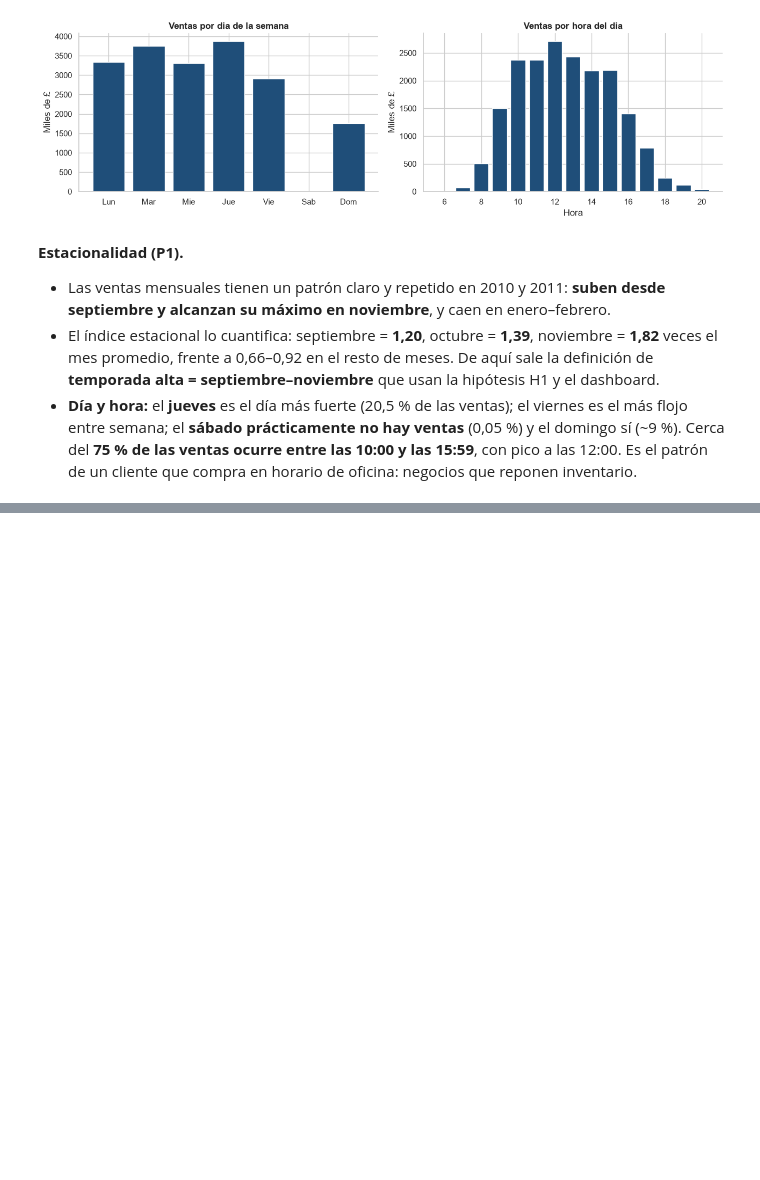
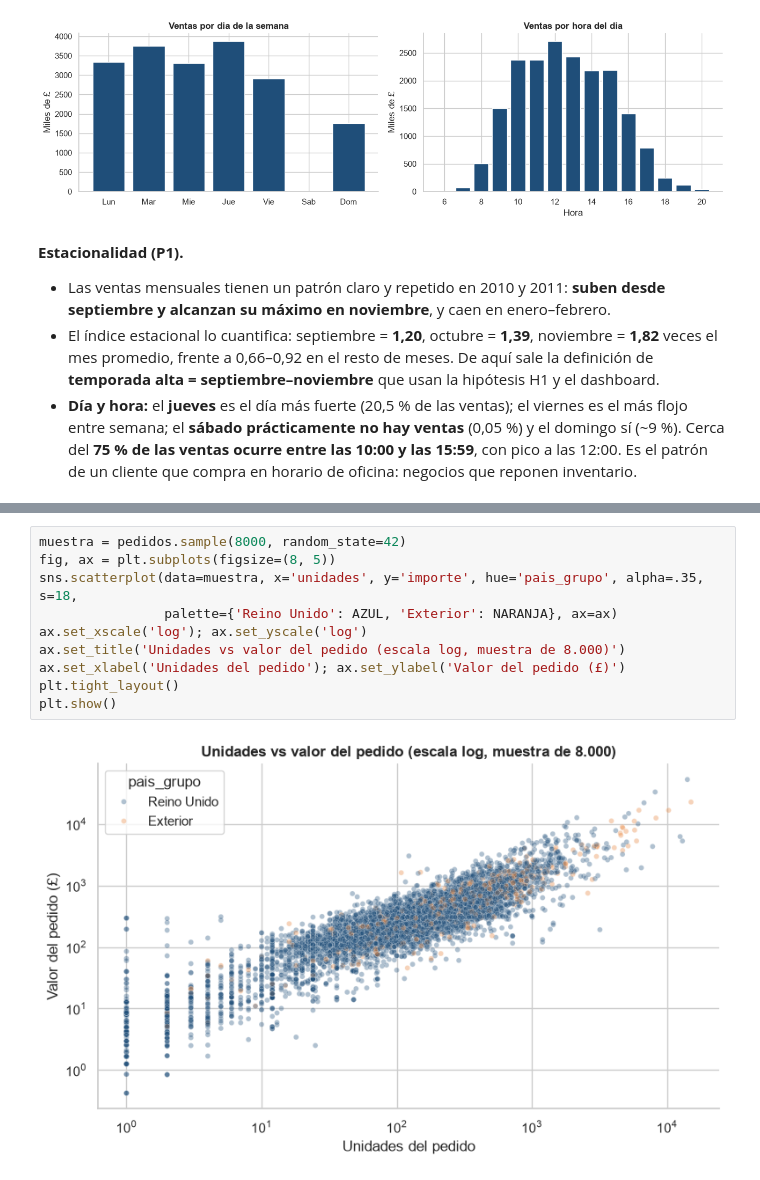
Before and after one commit to Xantyagoh/grupo3-bi-ecommerce, a Jupyter notebook: notebooks/03_eda.ipynb, the cells around one changed output, grey strips where cells are left out. Cells and saved outputs as stored; diff of their text form; blank space fills up the shorter version.

```diff
--- a/notebooks/03_eda.ipynb
+++ b/notebooks/03_eda.ipynb
@@ -214,0 +233,12 @@ plt.show()
+# %%
+muestra = pedidos.sample(8000, random_state=42)
+fig, ax = plt.subplots(figsize=(8, 5))
+sns.scatterplot(data=muestra, x='unidades', y='importe', hue='pais_grupo', alpha=.35, s=18,
+                palette={'Reino Unido': AZUL, 'Exterior': NARANJA}, ax=ax)
+ax.set_xscale('log'); ax.set_yscale('log')
+ax.set_title('Unidades vs valor del pedido (escala log, muestra de 8.000)')
+ax.set_xlabel('Unidades del pedido'); ax.set_ylabel('Valor del pedido (£)')
+plt.tight_layout()
+plt.show()
+# %% [output]
+[figure, added]
```
Also changed, not shown: parts of 10 cells of this notebook, 4 other files.
